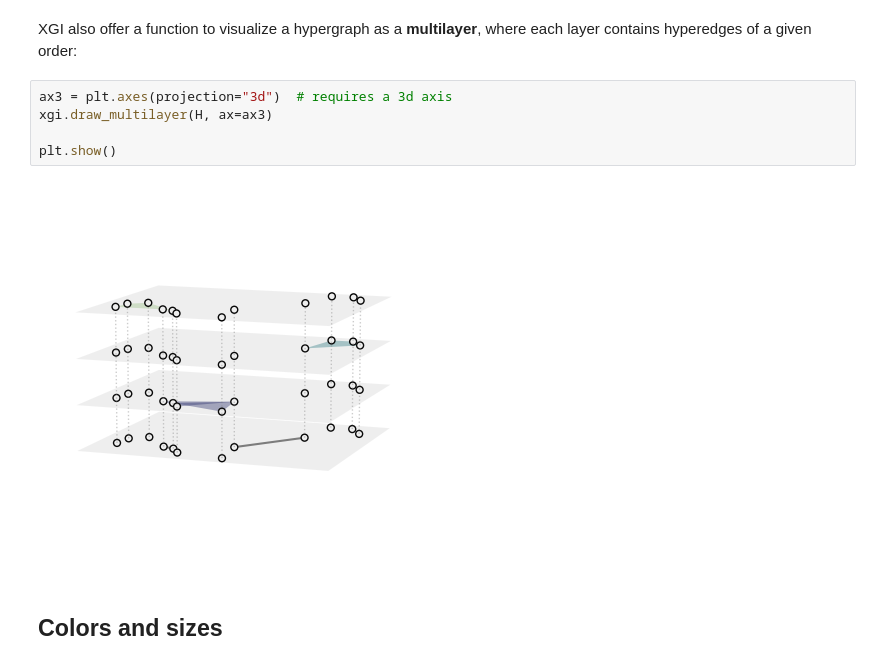
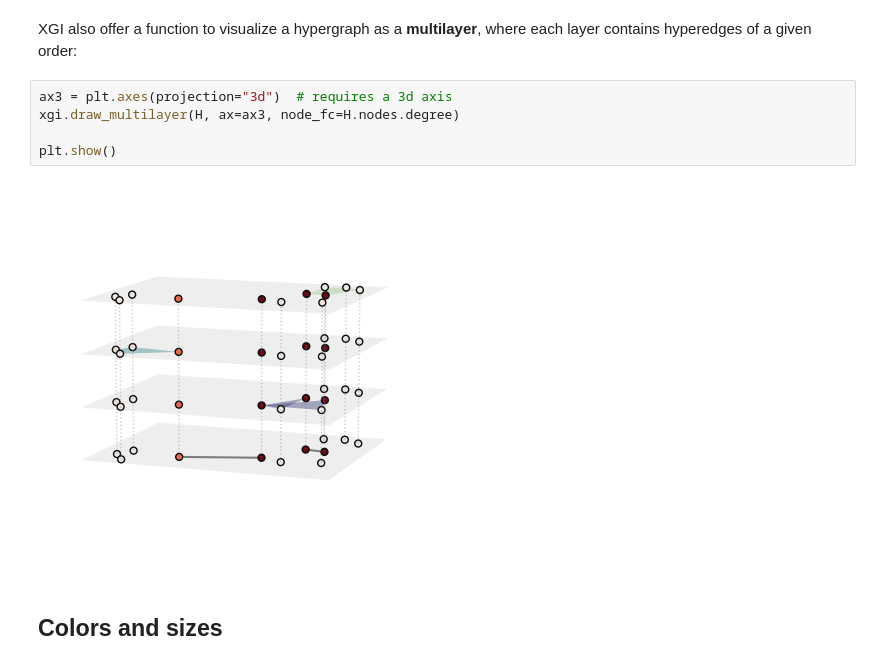
Before and after one commit to nwlandry/software-demos, a Jupyter notebook: marchmeeting2024/5-drawing.ipynb, the cells around one changed output. Drawn from its saved outputs; the diff is of its cells as text.

```diff
--- a/marchmeeting2024/5-drawing.ipynb
+++ b/marchmeeting2024/5-drawing.ipynb
@@ -63,11 +63,11 @@ plt.show()
 XGI also offer a function to visualize a hypergraph as a **multilayer**, where each layer contains hyperedges of a given order:
 # %%
 ax3 = plt.axes(projection="3d")  # requires a 3d axis
-xgi.draw_multilayer(H, ax=ax3)
+xgi.draw_multilayer(H, ax=ax3, node_fc=H.nodes.degree)
 
 plt.show()
 # %% [output]
-[figure, old version]
+[figure, new version]
 # %% [markdown]
 ## Colors and sizes
 # %% [markdown]
```
Also changed, not shown: parts of 7 cells of this notebook, 3 other files.
